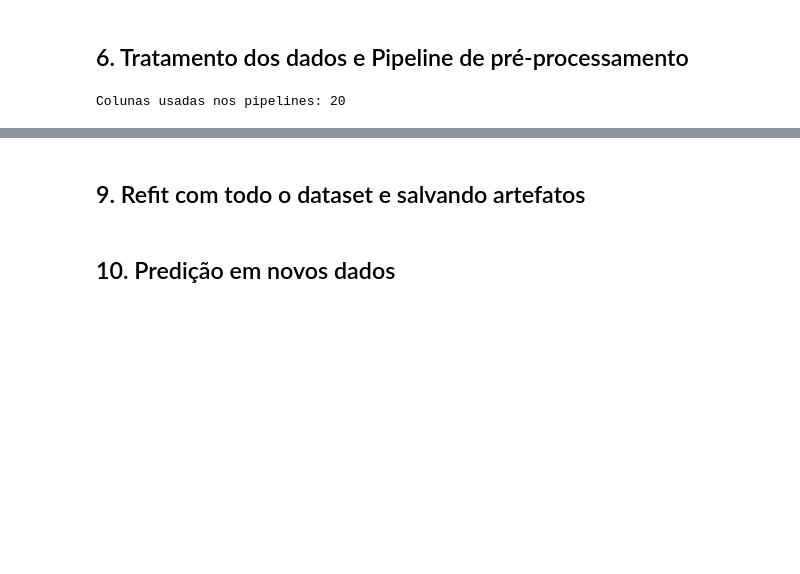
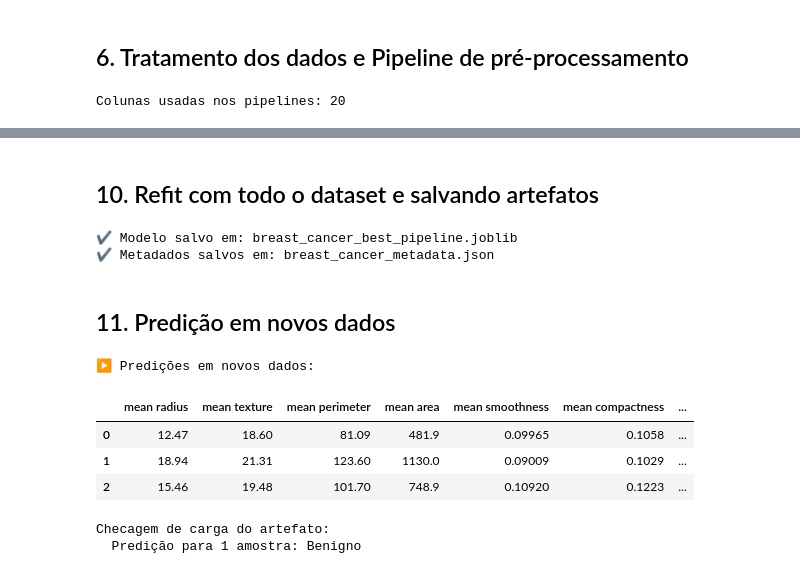
Before and after one commit to ccardoso32/MVP-Machine-Learning-Analytics, a Jupyter notebook: MVP_ML_&_Analytics.ipynb, the cells around one changed output, grey strips where cells are left out. Drawn from its saved outputs; the diff is of its cells as text; code cells hidden in the pictures; blank space fills up the shorter version.

```diff
--- a/MVP_ML_&_Analytics.ipynb
+++ b/MVP_ML_&_Analytics.ipynb
@@ -676,2 +806,2 @@ if hasattr(best_pipe.named_steps["model"], "feature_importances_"):
 # %% [markdown]
-## 9. Refit com todo o dataset e salvando artefatos
+## 10. Refit com todo o dataset e salvando artefatos
@@ -685,2 +808,33 @@ best_pipe.fit(X, y)
+# %%
+# === Bloco 10: Refit no dataset completo (produção) e salvando artefatos ===
+# Reutiliza: best_pipe (do Bloco 9), X e y originais, final_num_cols
+
+# 1) Refit do melhor pipeline com TODO o dataset (X,y)
+best_pipe.fit(X, y)
+
+# 2) Salvar modelo e metadados (útil para reproduzir/servir)
+modelo_path = "breast_cancer_best_pipeline.joblib"
+meta_path   = "breast_cancer_metadata.json"
+
+dump(best_pipe, modelo_path)
+
+# Metadados mínimos (evitar data leakage: só nomes, versões e esquema)
+labels_pt = ["Maligno", "Benigno"]  # mapeamento usado nos relatórios
+metadata = {
+    "created_at": datetime.utcnow().isoformat() + "Z",
+    "sklearn_version": sklearn.__version__,
+    "features": final_num_cols,
+    "target_labels": labels_pt,
+    "pipeline_repr": str(best_pipe)[:1000]
+}
+
+with open(meta_path, "w", encoding="utf-8") as f:
+    json.dump(metadata, f, ensure_ascii=False, indent=2)
+
+print(f"✔ Modelo salvo em: {modelo_path}")
+print(f"✔ Metadados salvos em: {meta_path}")
+# %% [output]
+✔ Modelo salvo em: breast_cancer_best_pipeline.joblib
+✔ Metadados salvos em: breast_cancer_metadata.json
 # %% [markdown]
-## 10. Predição em novos dados
+## 11. Predição em novos dados
@@ -693,0 +841,45 @@ print("Predições (0=maligno, 1=benigno):", pred.tolist(), "->", pred_labels)
+# %%
+# === Bloco 11: Predição em novos dados ===
+# Reutiliza: best_pipe já treinado no Bloco 10
+
+import joblib  # <-- garante o load aqui
+
+# 1) Exemplo didático de "novos dados"
+novos = X.sample(3, random_state=SEED).reset_index(drop=True)
+
+# 2) Predição com o pipeline em memória (treinado no Bloco 10)
+pred = best_pipe.predict(novos)
+
+# Probabilidade (se houver)
+proba_pos = None
+if hasattr(best_pipe, "predict_proba"):
+    probas = best_pipe.predict_proba(novos)
+    idx_pos = list(best_pipe.classes_).index(1) if 1 in best_pipe.classes_ else 1
+    proba_pos = probas[:, idx_pos]
+
+# 3) Saída amigável
+map_pt = {0: "Maligno", 1: "Benigno"}
+saida = novos.copy()
+saida["predição"] = [map_pt[int(v)] for v in pred]
+if proba_pos is not None:
+    saida["prob_benigno"] = proba_pos.round(4)
+
+print("▶ Predições em novos dados:")
+display(saida)
+
+# 4) (Opcional) Checagem de carga do artefato salvo no Bloco 10
+#    (se mudar o nome/caminho no Bloco 10, ajuste aqui também)
+artefato = "breast_cancer_best_pipeline.joblib"
+loaded_pipe = joblib.load(artefato)  # <-- usa joblib.load, não 'load'
+
+demo_preds = loaded_pipe.predict(novos.head(1))
+print("\nChecagem de carga do artefato:")
+print(f"  Predição para 1 amostra: {map_pt[int(demo_preds[0])]}")
+# %% [output]
+▶ Predições em novos dados:
+|  | mean radius | mean texture | mean perimeter | mean area | mean smoothness | mean compactness | ... |
+| 0 | 12.47 | 18.60 | 81.09 | 481.9 | 0.09965 | 0.1058 | ... |
+| 1 | 18.94 | 21.31 | 123.60 | 1130.0 | 0.09009 | 0.1029 | ... |
+| 2 | 15.46 | 19.48 | 101.70 | 748.9 | 0.10920 | 0.1223 | ... |
+Checagem de carga do artefato:
+  Predição para 1 amostra: Benigno
```
Also changed, not shown: parts of 16 cells of this notebook.
